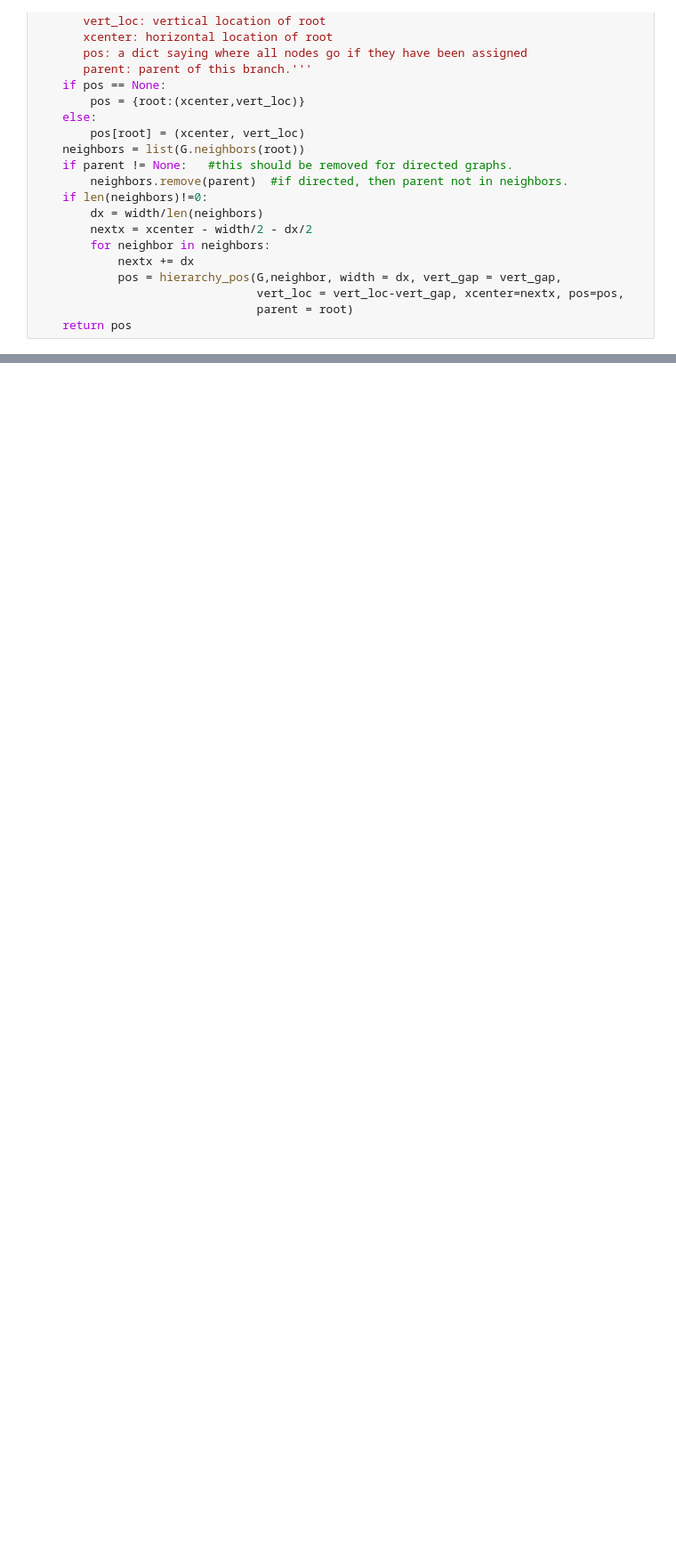
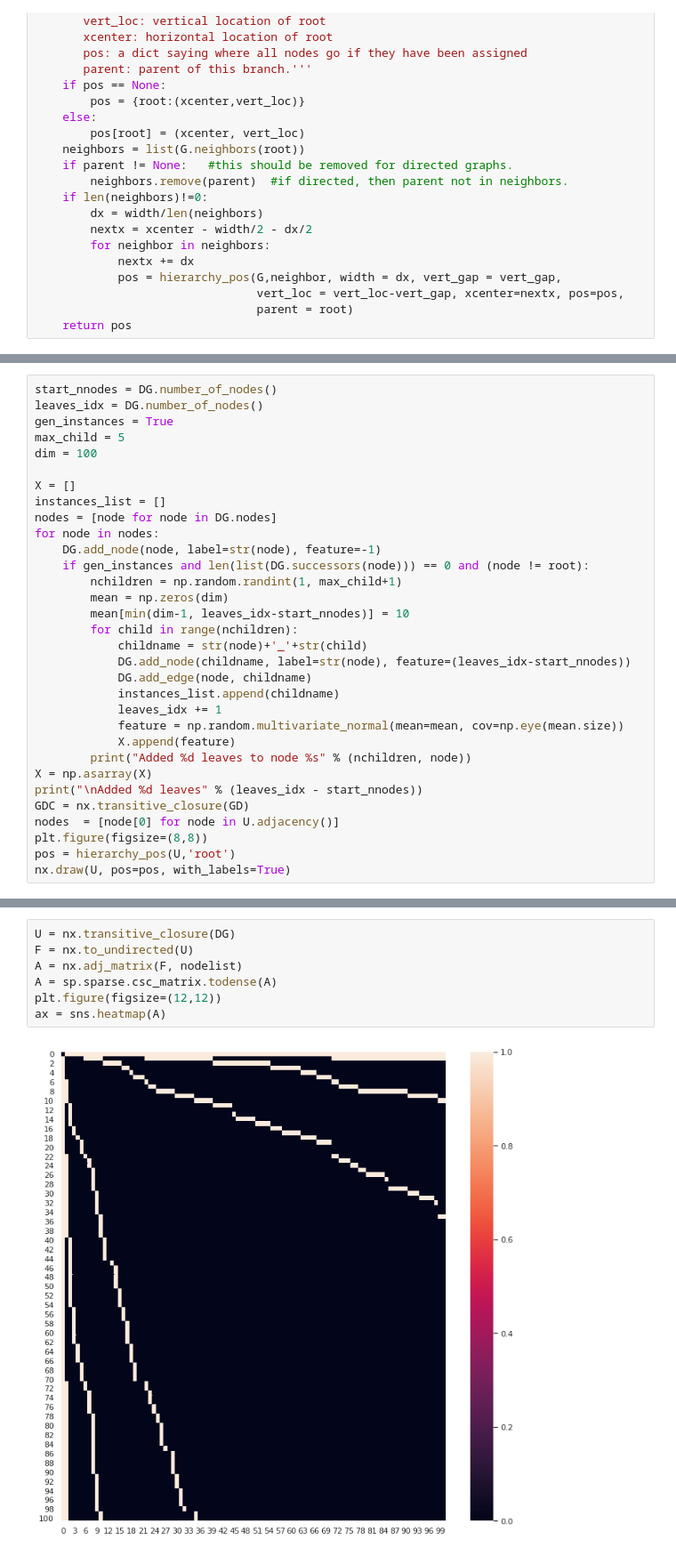
Before and after one commit to gmmarconi/poincare-embeddings, a Jupyter notebook: notebooks/Generate_synth_dataset.ipynb, the cells around one changed output, grey strips where cells are left out. Shown at 89% size. Cells and saved outputs as stored; diff of their text form; blank space fills up the shorter version.

```diff
--- a/notebooks/Generate_synth_dataset.ipynb
+++ b/notebooks/Generate_synth_dataset.ipynb
@@ -123,0 +119,32 @@ Converts the tree to a directed tree and changes the name of every node with a r
+# %%
+start_nnodes = DG.number_of_nodes()
+leaves_idx = DG.number_of_nodes()
+gen_instances = True
+max_child = 5
+dim = 100
+
+X = []
+instances_list = []
+nodes = [node for node in DG.nodes]
+for node in nodes:
+    DG.add_node(node, label=str(node), feature=-1)
+    if gen_instances and len(list(DG.successors(node))) == 0 and (node != root):
+        nchildren = np.random.randint(1, max_child+1)
+        mean = np.zeros(dim)
+        mean[min(dim-1, leaves_idx-start_nnodes)] = 10
+        for child in range(nchildren):
+            childname = str(node)+'_'+str(child)
+            DG.add_node(childname, label=str(node), feature=(leaves_idx-start_nnodes))
+            DG.add_edge(node, childname)
+            instances_list.append(childname)
+            leaves_idx += 1
+            feature = np.random.multivariate_normal(mean=mean, cov=np.eye(mean.size))
+            X.append(feature)
+        print("Added %d leaves to node %s" % (nchildren, node))
+X = np.asarray(X)
+print("\nAdded %d leaves" % (leaves_idx - start_nnodes))
+GDC = nx.transitive_closure(GD)
+nodes  = [node[0] for node in U.adjacency()]
+plt.figure(figsize=(8,8))
+pos = hierarchy_pos(U,'root')
+nx.draw(U, pos=pos, with_labels=True)
@@ -123,0 +170,9 @@ Converts the tree to a directed tree and changes the name of every node with a r
+# %%
+U = nx.transitive_closure(DG)
+F = nx.to_undirected(U)
+A = nx.adj_matrix(F, nodelist)
+A = sp.sparse.csc_matrix.todense(A)
+plt.figure(figsize=(12,12))
+ax = sns.heatmap(A)
+# %% [output]
+[figure, added]
```
Also changed, not shown: parts of 26 cells of this notebook, 5 other files.
